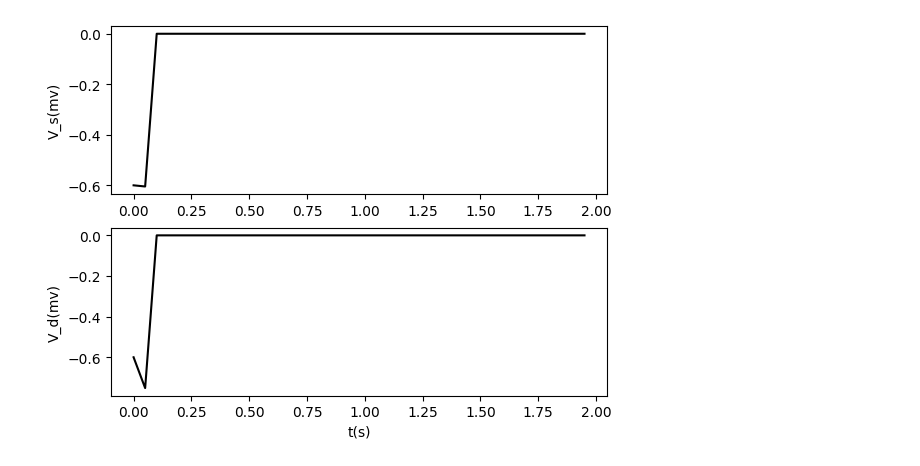
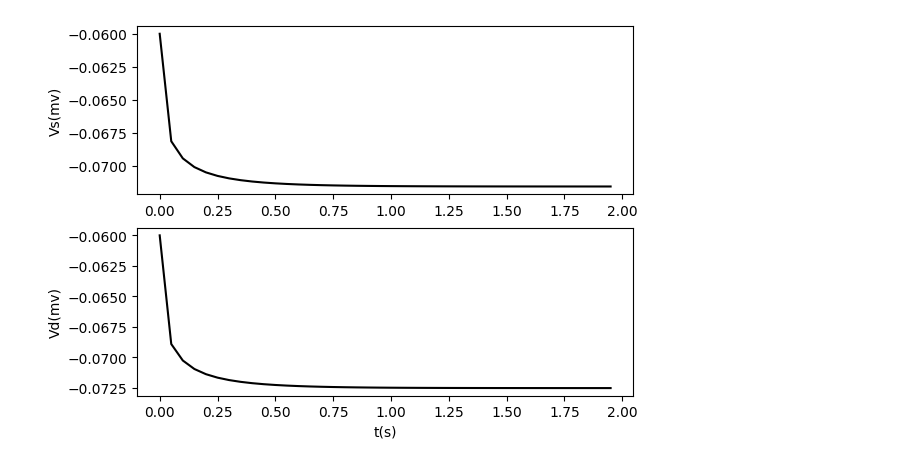
Before and after one commit to rfscorrea/listas-neurociencia-profroque, a Jupyter notebook: lista4/ex5.ipynb, the cells around one changed output. Cells and saved outputs as stored; diff of their text form; code cells hidden in the pictures.

```diff
--- a/lista4/ex5.ipynb
+++ b/lista4/ex5.ipynb
@@ -7,9 +7,9 @@ from scipy.integrate import odeint
 p = 1/3
 GS_L, GD_L = p*5*10**-9, (1-p)*5*10**-9    #S
 G_Na, G_K, G_Ca, G_KCa = p*3*10**-6, p*2*10**-6, (1-p)*2*10**-6, (1-p)*2.5*10**-6  #S
-G_KAHP, G_c = (1-p)*40*10**-9 , 50*10**-9   #S
+G_KAHP, G_c = (1-p)*40*10**-9 , 20*10**-9   #S
 E_Na, E_K, E_Ca, E_L = 60*10**-3, -75*10**-3, 80*10**-3, -60*10**-3 #V
-CS, CD = p*100*10**-12, (1-p)*100*10**-12 #pF
+CS, CD = p*100*10**-12, (1-p)*100*10**-12 #F
 tca = 50*10**-3  #s
 k = (2.5 * 10**6) / (1-p)   #M/C
 # %%
@@ -134,12 +139,12 @@ def dALLdt(X, t):
     dndt = (n_inf(Vs) - n) / t_n(Vs)
     dmcadt = (mca_inf(Vd) - mca) / t_mca(Vd)
     dmkcadt = (mkca_inf(Vd) - mkca) / t_mkca(Vd)
-    dmkahpdt = (mkahp_inf(Vd) - mkahp) / t_mkahp(Vd)
+    dmkahpdt = (mkahp_inf(Vd) - mkahp) / t_mkahp(Vd, Ca)
 
     return dVsdt, dVddt, dCadt, dmdt, dhdt, dndt, dmcadt, dmkcadt, dmkahpdt
 # %%
 #solucoes com valores iniciais
-X = odeint(dALLdt, [-0.60, -0.60, 0, 0, 0.5, 0.4, 0, 0.2, 0.2], t)
+X = odeint(dALLdt, [-60*10**-3, -60*10**-3, 0, 0, 0.5, 0.4, 0, 0.2, 0.2], t)
 Vs = X[:,0]
 Vd = X[:,1]
 Ca = X[:,2]
@@ -152,12 +157,12 @@ mkahp = X[:,8]
 # %%
 plt.subplot(2,1,1)
 plt.plot(t, Vs, 'k')
-plt.ylabel('V_s(mv)')
+plt.ylabel('Vs(mv)')
 
 plt.subplot(2,1,2)
 plt.plot(t, Vd, 'k')
 plt.xlabel('t(s)')
-plt.ylabel('V_d(mv)')
+plt.ylabel('Vd(mv)')
 plt.show()
 # %% [output]
-[figure, old version]
+[figure, new version]
```
Also changed, not shown: parts of 1 cell of this notebook, 6 other files.
